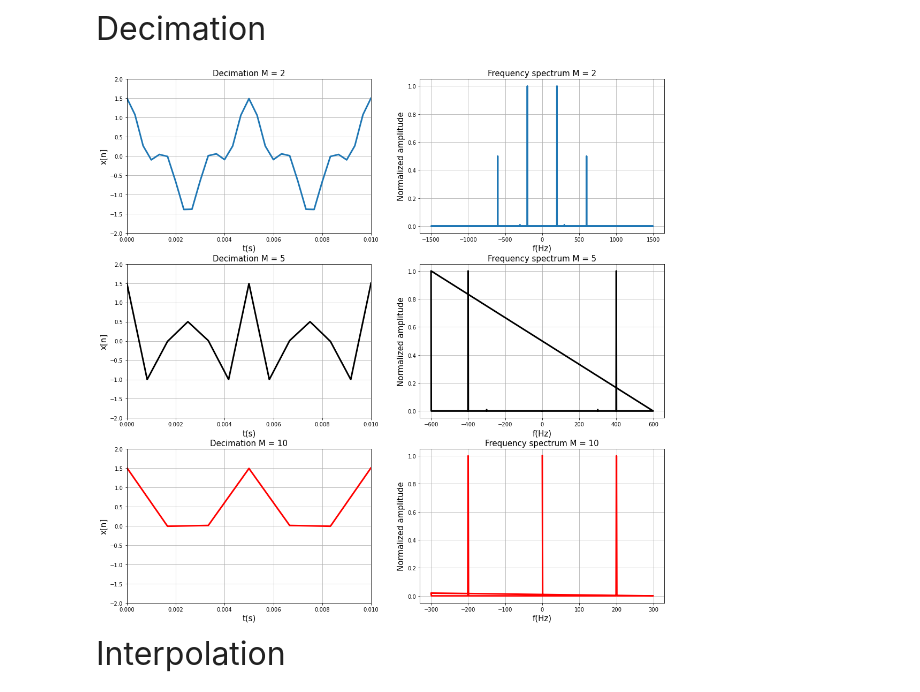
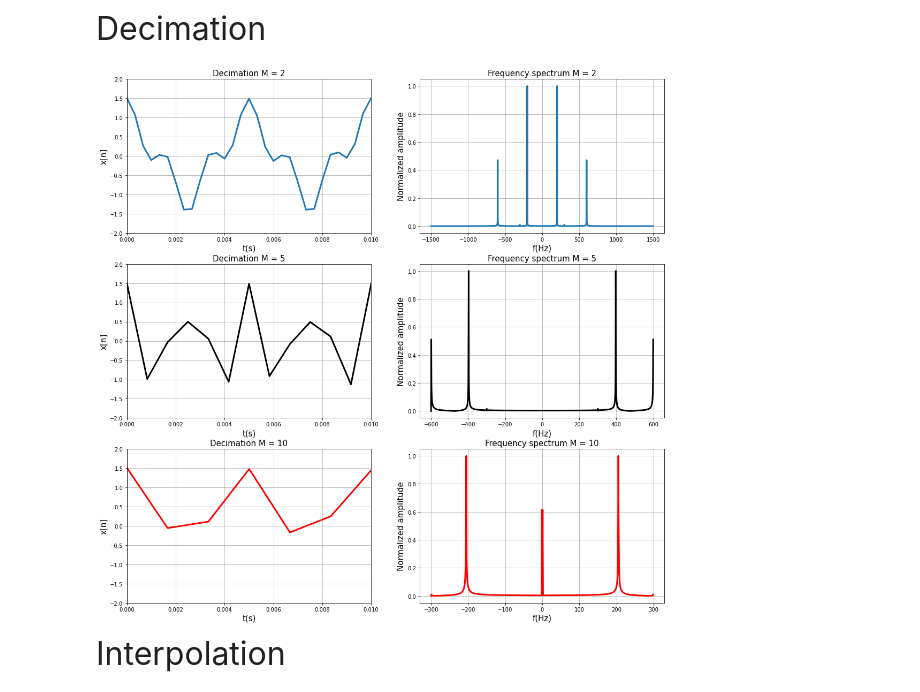
Before and after one commit to AndreyPaiva/Digital-Signals-Processing, a Jupyter notebook: Sampling/Sampling.ipynb, the cells around one changed output. Saved outputs shown, nothing was run; the diff lists cells and outputs as text; code cells hidden in the pictures.

```diff
--- a/Sampling/Sampling.ipynb
+++ b/Sampling/Sampling.ipynb
@@ -91,23 +99,23 @@ ax2[1].grid(True)
 # %% [markdown]
 <font size = 6>Decimation
 # %%
-Fsd = 6000  #Sampling frequency por the decimation
+Fsd = 6000  #Sampling frequency for the decimation
 
-nd2 = np.arange(0, 1, 2/Fsd)
+Ts2 = 2/Fsd    #Sampled Period
+nd2 = np.linspace(0, 1, Fsd//2)
 xd2 = np.cos(2*np.pi*3200*nd2) + 0.5*np.cos(2*np.pi*600*nd2) + 0.01*np.cos(2*np.pi*300*nd2)
-Ts2 = 2/Fsd    #Sampled Period
 ssd2 = abs(fft(xd2))   #Sampled spectrum
 sfd2 = fftfreq(len(xd2), Ts2)   #Frequency span
 
-nd5 = np.arange(0, 1, 5/Fsd)
+Ts5 = 5/Fsd    #Sampled Period
+nd5 = np.linspace(0, 1, Fsd//5)
 xd5 = np.cos(2*np.pi*3200*nd5) + 0.5*np.cos(2*np.pi*600*nd5) + 0.01*np.cos(2*np.pi*300*nd5)
-Ts5 = 5/Fsd    #Sampled Period
 ssd5 = abs(fft(xd5))   #Sampled spectrum
 sfd5 = fftfreq(len(xd5), Ts5)   #Frequency span
 
-nd10 = np.arange(0, 1, 10/Fsd)
+Ts10 = 10/Fsd    #Sampled Period
+nd10 = np.linspace(0, 1, Fsd//10)
 xd10 = np.cos(2*np.pi*3200*nd10) + 0.5*np.cos(2*np.pi*600*nd10) + 0.01*np.cos(2*np.pi*300*nd10)
-Ts10 = 10/Fsd    #Sampled Period
 ssd10 = abs(fft(xd10))   #Sampled spectrum
 sfd10 = fftfreq(len(xd10), Ts10)   #Frequency span
 
@@ -121,41 +129,41 @@ ax3[0][0].set_ylabel('x[n]', fontsize = 15)
 ax3[0][0].set_title('Decimation M = 2', fontsize = 15)
 ax3[0][0].grid(True)
 
-ax3[0][1].plot(sfd2, ssd2/ssd2.max(), linewidth = 3)
+ax3[0][1].plot(fftshift(sfd2), fftshift(ssd2)/ssd2.max(), linewidth = 3)
 ax3[0][1].set_xlabel('f(Hz)', fontsize = 15)
 ax3[0][1].set_ylabel('Normalized amplitude', fontsize = 15)
 ax3[0][1].set_title('Frequency spectrum M = 2', fontsize = 15)
 ax3[0][1].grid(True)
 
 ax3[1][0].plot(nd5, xd5, color = 'k', linewidth = 3)
 ax3[1][0].set_xlim(0, 0.01)
 ax3[1][0].set_ylim(-2, 2)
 ax3[1][0].set_xlabel('t(s)', fontsize = 15)
 ax3[1][0].set_ylabel('x[n]', fontsize = 15)
 ax3[1][0].set_title('Decimation M = 5', fontsize = 15)
 ax3[1][0].grid(True)
 
-ax3[1][1].plot(sfd5, ssd5/ssd5.max(), color = 'k', linewidth = 3)
+ax3[1][1].plot(fftshift(sfd5), fftshift(ssd5)/ssd5.max(), color = 'k', linewidth = 3)
 ax3[1][1].set_xlabel('f(Hz)', fontsize = 15)
 ax3[1][1].set_ylabel('Normalized amplitude', fontsize = 15)
 ax3[1][1].set_title('Frequency spectrum M = 5', fontsize = 15)
 ax3[1][1].grid(True)
 
 ax3[2][0].plot(nd10, xd10, color = 'r', linewidth = 3)
 ax3[2][0].set_xlim(0, 0.01)
 ax3[2][0].set_ylim(-2, 2)
 ax3[2][0].set_xlabel('t(s)', fontsize = 15)
 ax3[2][0].set_ylabel('x[n]', fontsize = 15)
 ax3[2][0].set_title('Decimation M = 10', fontsize = 15)
 ax3[2][0].grid(True)
 
-ax3[2][1].plot(sfd10, ssd10/ssd10.max(), color = 'r', linewidth = 3)
+ax3[2][1].plot(fftshift(sfd10), fftshift(ssd10)/ssd10.max(), color = 'r', linewidth = 3)
 ax3[2][1].set_xlabel('f(Hz)', fontsize = 15)
 ax3[2][1].set_ylabel('Normalized amplitude', fontsize = 15)
 ax3[2][1].set_title('Frequency spectrum M = 10', fontsize = 15)
 ax3[2][1].grid(True)
 # %% [output]
-[figure, old version]
+[figure, new version]
 # %% [markdown]
 <font size = 6>Interpolation
 # %%
```
Also changed, not shown: parts of 8 cells of this notebook.
